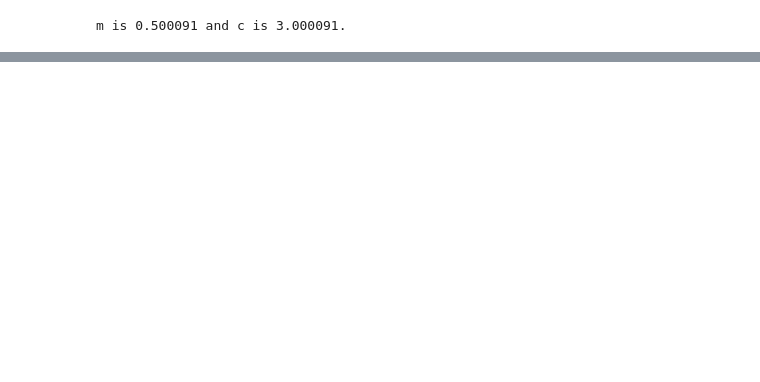
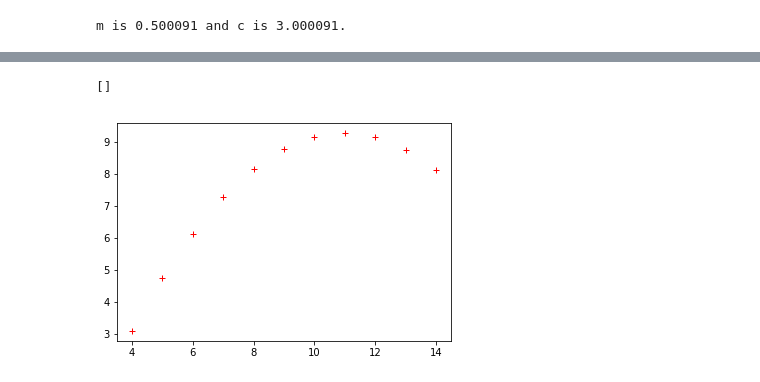
Before and after one commit to nualagallagher/fundamentals-of-data-analysis, a Jupyter notebook: fundamentals of data analysis assignment.ipynb, the cells around one changed output, grey strips where cells are left out. Cells and saved outputs as stored; diff of their text form; code cells hidden in the pictures; blank space fills up the shorter version.

```diff
--- a/fundamentals of data analysis assignment.ipynb
+++ b/fundamentals of data analysis assignment.ipynb
@@ -76,0 +191,6 @@ TypeError: list indices must be integers or slices, not tuple
+# %%
+plt.plot(e, f,'r+')
+plt.plot()
+# %% [output]
+[]
+[figure, added]
```
Also changed, not shown: parts of 35 cells of this notebook.
